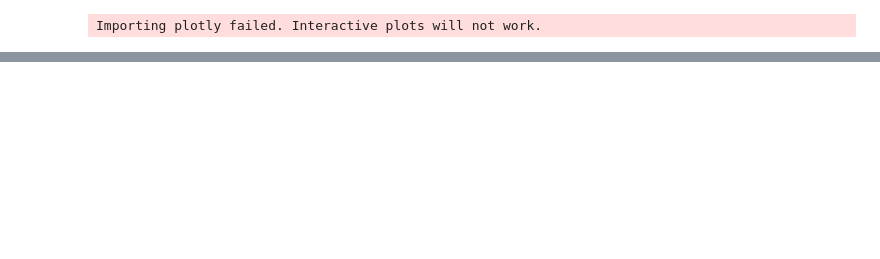
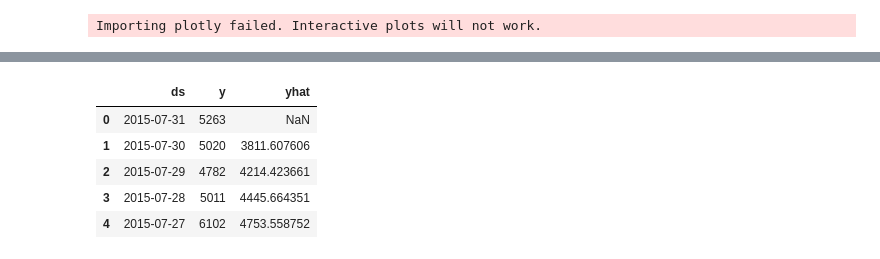
Before and after one commit to harthurhenrique/sales-forecast-with-prophet, a Jupyter notebook: model.ipynb, the cells around one changed output, grey strips where cells are left out. Drawn from its saved outputs; the diff is of its cells as text; code cells hidden in the pictures; blank space fills up the shorter version.

```diff
--- a/model.ipynb
+++ b/model.ipynb
@@ -93,0 +99,9 @@ df_p.head(30)
+# %%
+df_final[['ds', 'y', 'yhat']].head()
+# %% [output]
+|  | ds | y | yhat |
+| 0 | 2015-07-31 | 5263 | NaN |
+| 1 | 2015-07-30 | 5020 | 3811.607606 |
+| 2 | 2015-07-29 | 4782 | 4214.423661 |
+| 3 | 2015-07-28 | 5011 | 4445.664351 |
+| 4 | 2015-07-27 | 6102 | 4753.558752 |
```
Also changed, not shown: parts of 21 cells of this notebook, 2 other files.
